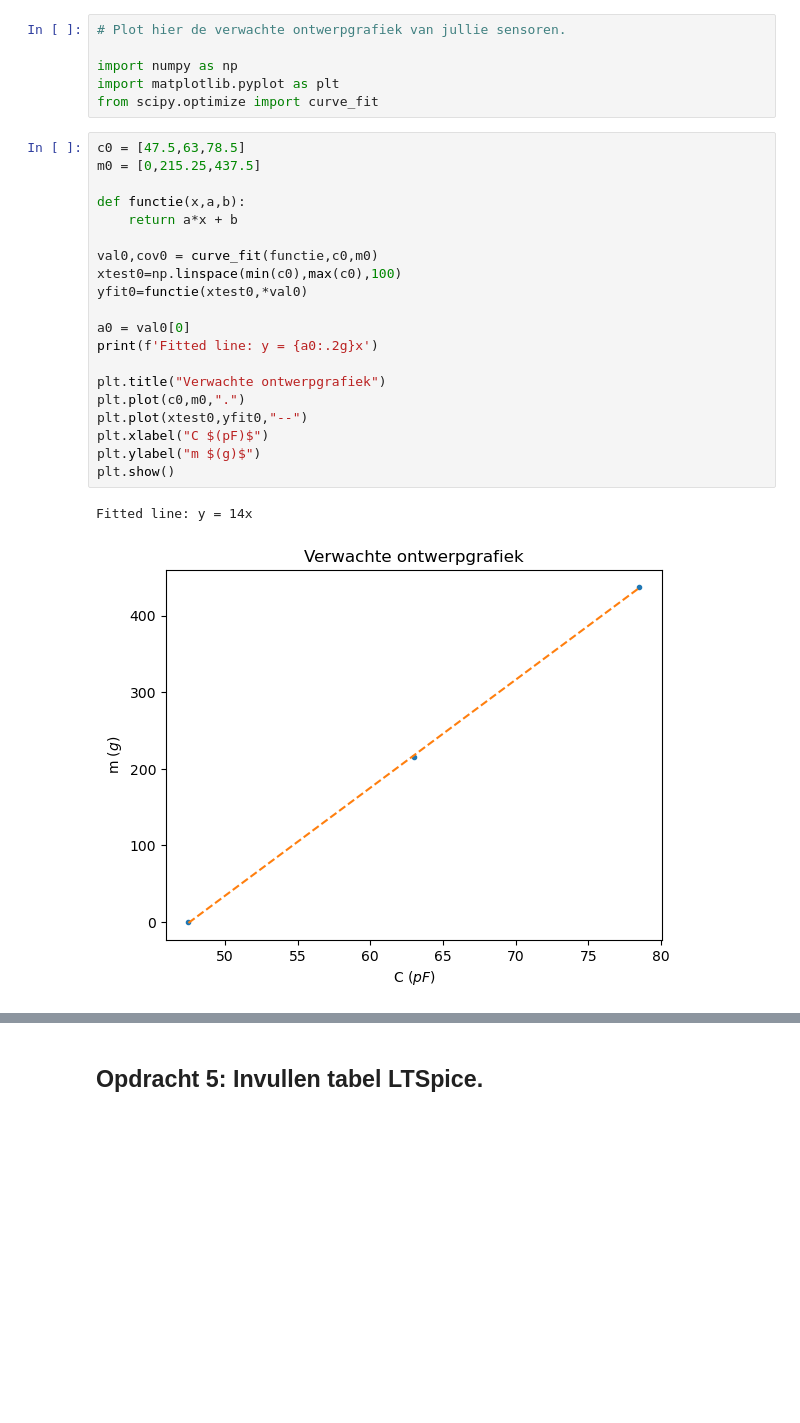
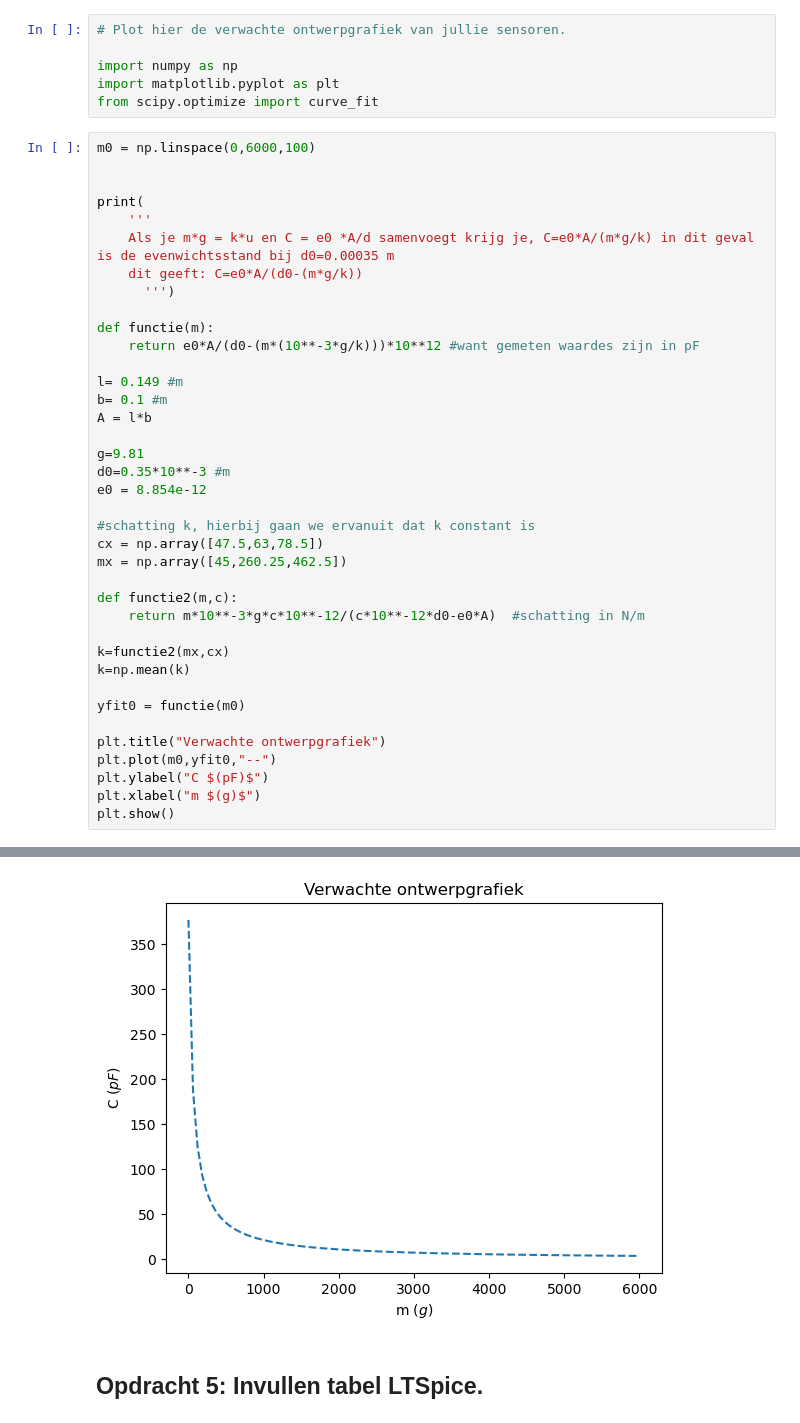
Before and after one commit to ElisabethMijnders/opdrachten-DEF-D-EM, a Jupyter notebook: FysiekeOntwerpopdrachten/2OntwerpEenSensorCondensator/DEFOntwerpopdracht2OntwerpEenSensorInvulTemplate.ipynb, the cells around one changed output, grey strips where cells are left out. Saved outputs shown, nothing was run; the diff lists cells and outputs as text; blank space fills up the shorter version.

```diff
--- a/FysiekeOntwerpopdrachten/2OntwerpEenSensorCondensator/DEFOntwerpopdracht2OntwerpEenSensorInvulTemplate.ipynb
+++ b/FysiekeOntwerpopdrachten/2OntwerpEenSensorCondensator/DEFOntwerpopdracht2OntwerpEenSensorInvulTemplate.ipynb
@@ -89,26 +89,42 @@ Pas deze tekst aan: Wij gaan een sensor maken die massa meet door middel van afs
 import numpy as np
 import matplotlib.pyplot as plt
 from scipy.optimize import curve_fit
-# %%
-c0 = [47.5,63,78.5]
-m0 = [0,215.25,437.5]
-
-def functie(x,a,b):
-    return a*x + b
-
-val0,cov0 = curve_fit(functie,c0,m0)
-xtest0=np.linspace(min(c0),max(c0),100)
-yfit0=functie(xtest0,*val0)
-
-a0 = val0[0]
-print(f'Fitted line: y = {a0:.2g}x')
-
-plt.title("Verwachte ontwerpgrafiek")
-plt.plot(c0,m0,".")
-plt.plot(xtest0,yfit0,"--")
-plt.xlabel("C $(pF)$")
-plt.ylabel("m $(g)$")
-plt.show()
-# %% [output]
-Fitted line: y = 14x
-[figure, removed]
+# %%
+m0 = np.linspace(0,6000,100)
+
+
+print(
+    '''
+    Als je m*g = k*u en C = e0 *A/d samenvoegt krijg je, C=e0*A/(m*g/k) in dit geval is de evenwichtsstand bij d0=0.00035 m
+    dit geeft: C=e0*A/(d0-(m*g/k))
+      ''')
+
+def functie(m):
+    return e0*A/(d0-(m*(10**-3*g/k)))*10**12 #want gemeten waardes zijn in pF
+
+l= 0.149 #m
+b= 0.1 #m
+A = l*b
+
+g=9.81
+d0=0.35*10**-3 #m
+e0 = 8.854e-12
+
+#schatting k, hierbij gaan we ervanuit dat k constant is
+cx = np.array([47.5,63,78.5])
+mx = np.array([45,260.25,462.5])
+
+def functie2(m,c):
+    return m*10**-3*g*c*10**-12/(c*10**-12*d0-e0*A)  #schatting in N/m
+
+k=functie2(mx,cx)
+k=np.mean(k)
+
+yfit0 = functie(m0)
+
+plt.title("Verwachte ontwerpgrafiek")
+plt.plot(m0,yfit0,"--")
+plt.ylabel("C $(pF)$")
+plt.xlabel("m $(g)$")
+plt.show()
+# %% [output]
@@ -115,3 +133,4 @@ Fitted line: y = 14x
+[figure, added]
 # %% [markdown]
 ## Opdracht 5: Invullen tabel LTSpice.
 # %% [markdown]
```
Also changed, not shown: parts of 10 cells of this notebook.
